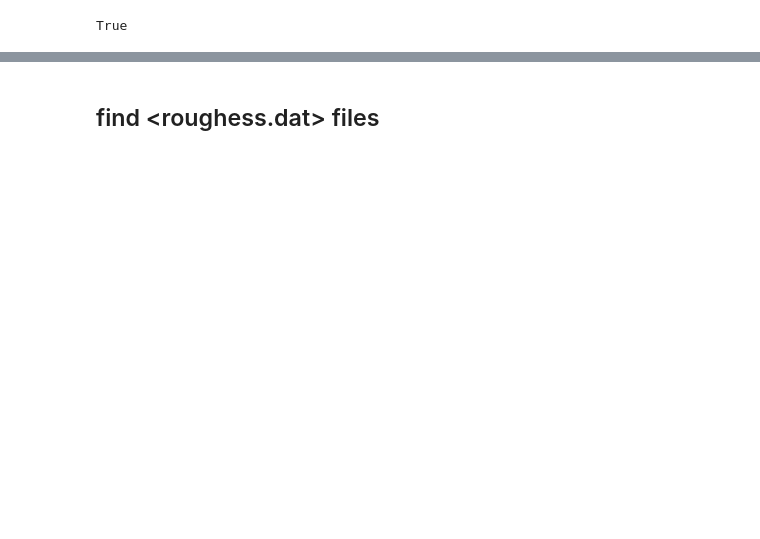
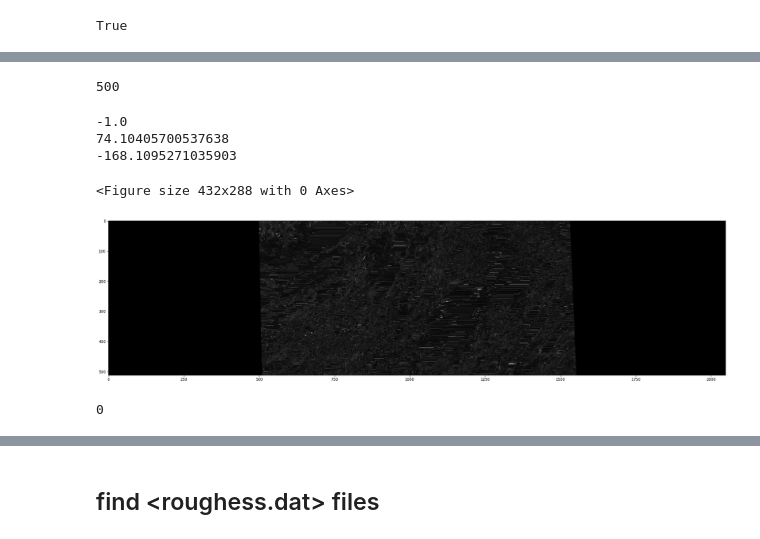
Before and after one commit to misrrepo/MISR-SeaIceRoughness, a Jupyter notebook: post_processing/3_transect_statistics.ipynb, the cells around one changed output, grey strips where cells are left out. Saved outputs shown, nothing was run; the diff lists cells and outputs as text; code cells hidden in the pictures; blank space fills up the shorter version.

```diff
--- a/post_processing/3_transect_statistics.ipynb
+++ b/post_processing/3_transect_statistics.ipynb
@@ -88,6 +156,6 @@ Name: block, dtype: int64
 # note: we selected an arbiterary POB as following
 # Arbitrary POB
 
-selected_path = 152
-selected_orbit = 86922
-selected_block = 9
+selected_path = 173
+selected_orbit = 88132
+selected_block = 8
@@ -219,2 +279,32 @@ See the caveats in the documentation: https://pandas.pydata.org/pandas-docs/stab
 # %%
 # check for duplicates in rows of dataset
+# %%
+# zfill() path and string it
+
+if selected_path < 100:
+    path_str = str(selected_path).zfill(3)
+else:
+    path_str = str(selected_path)
+
+
+# zfill() block and string it
+if selected_block < 10:
+    block_str = str(selected_block).zfill(2)
+else:
+    block_str = str(selected_block)
+# %%
+#- find roughness file from pattern of roughness.dat file
+
+roughness_file_pattern = "roughness_toa_refl_P"+path_str+"_O0"+str(selected_orbit)+"_B0"+block_str+".dat"
+print('looking for pattern: %s' %roughness_file_pattern)
+
+# find roughness file
+rough_file_list = glob.glob(os.path.join(roughness_dir, roughness_file_pattern))
+print('found:')
+print(rough_file_list)
+
+if (len(rough_file_list) < 1):
+    raise ValueError("roughness list came out empty!")
+
+if (len(rough_file_list) > 1):
+    raise ValueError("roughness list has more that 1 file! there should be an error in our logic!")
@@ -220,0 +315,5 @@ See the caveats in the documentation: https://pandas.pydata.org/pandas-docs/stab
+# %%
+# open roughness binary file and change binary to array
+
+misr_rough_2d_arr = np.fromfile(rough_file_list[0], dtype=np.double)[0:1048576].reshape((512,-1))
+print(misr_rough_2d_arr.shape)
@@ -220,0 +347,25 @@ See the caveats in the documentation: https://pandas.pydata.org/pandas-docs/stab
+# %%
+# check value for sample lat-lon
+
+for end_black in range(misr_rough_2d_arr.shape[1]):
+    if misr_rough_2d_arr[0, end_black] > 0:
+        print(end_black)
+        break
+# %% [output]
+500
+# %%
+print(misr_rough_2d_arr[0, end_black-10])
+print(misr_lat_2d_arr[0, end_black-10])
+print(misr_lon_2d_arr[0, end_black-10])
+# %% [output]
+-1.0
+74.10405700537638
+-168.1095271035903
+# %%
+# plot roughness array
+
+plot_here_and_write(misr_rough_2d_arr, trainingDS_dir)
+# %% [output]
+<Figure size 432x288 with 0 Axes>
+[figure, added]
+0
```
Also changed, not shown: parts of 72 cells of this notebook, 9 other files.
